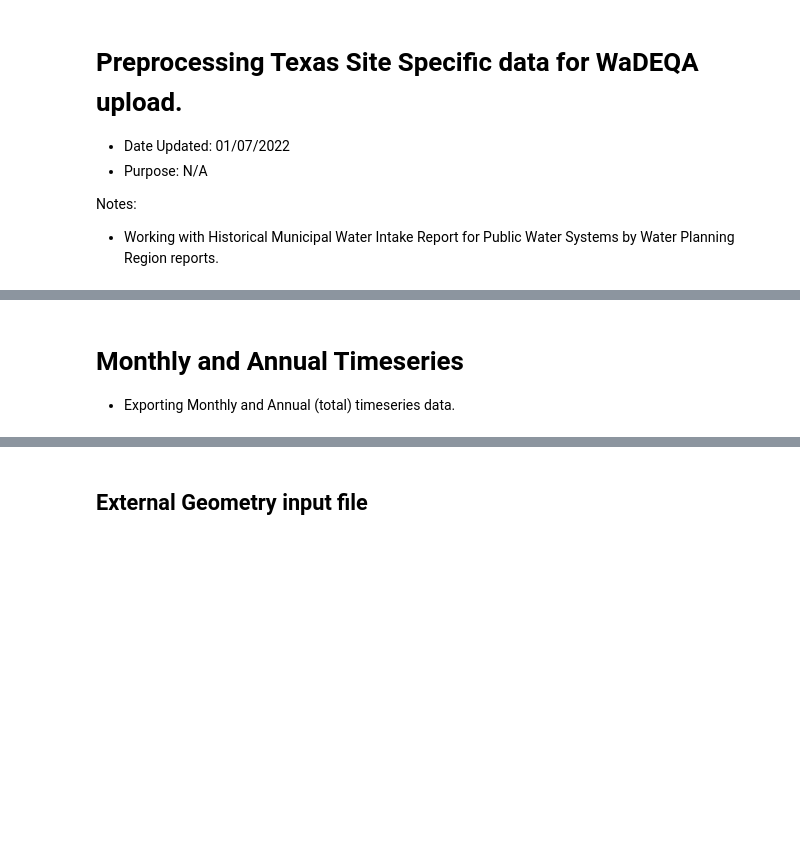
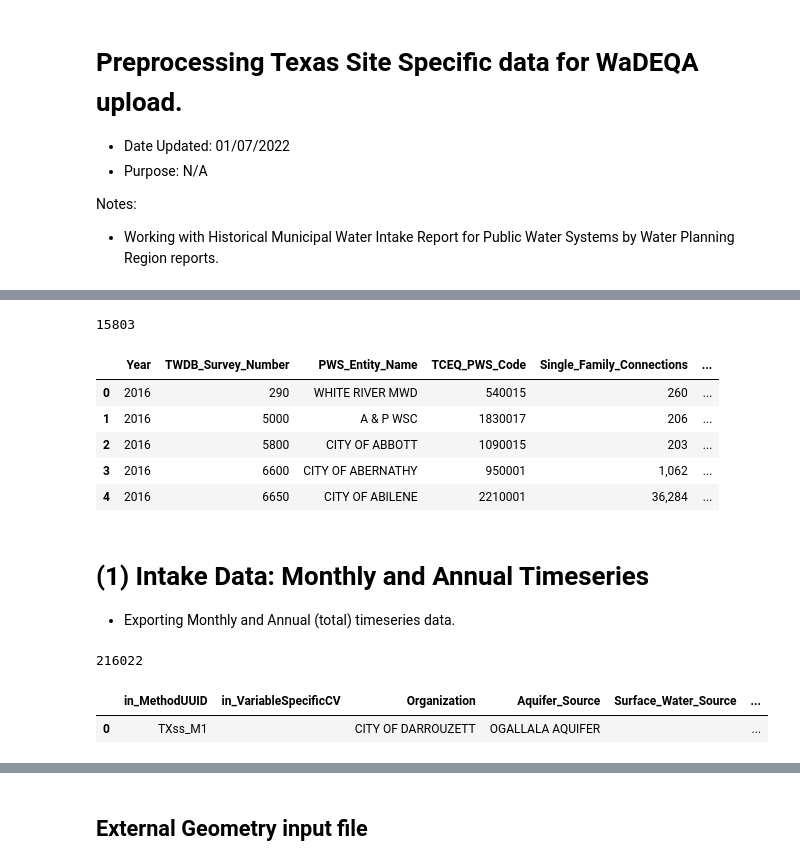
Before and after one commit to WSWCWaterDataExchange/MappingStatesDataToWaDE2.0, a Jupyter notebook: Texas/SiteSpecificAmounts/0_PreProcessTexasSiteSpecificData.ipynb, the cells around one changed output, grey strips where cells are left out. Drawn from its saved outputs; the diff is of its cells as text; code cells hidden in the pictures; blank space fills up the shorter version.

```diff
--- a/Texas/SiteSpecificAmounts/0_PreProcessTexasSiteSpecificData.ipynb
+++ b/Texas/SiteSpecificAmounts/0_PreProcessTexasSiteSpecificData.ipynb
@@ -132,0 +176,6 @@ print(len(df_HM))
+# %%
+# 2) PWS Water Use 2017
+fileInput = "PWS_Categorical_Connections_and_Volumes_2017.csv"
+dfpws_17 = pd.read_csv(fileInput).replace(np.nan, "")
+dfpws_17['sourceFile'] = 'pws2017'
+print(len(dfpws_17))
@@ -132,0 +184,6 @@ print(len(df_HM))
+# %%
+# 3) PWS Water Use 2018
+fileInput = "PWS_Categorical_Connections_and_Volumes_2018.csv"
+dfpws_18 = pd.read_csv(fileInput).replace(np.nan, "")
+dfpws_18['sourceFile'] = 'pws2018'
+print(len(dfpws_18))
@@ -132,0 +192,6 @@ print(len(df_HM))
+# %%
+# 4) PWS Water Use 2019
+fileInput = "PWS_Categorical_Connections_and_Volumes_2019.csv"
+dfpws_19 = pd.read_csv(fileInput).replace(np.nan, "")
+dfpws_19['sourceFile'] = 'pws2019'
+print(len(dfpws_19))
@@ -132,0 +200,5 @@ print(len(df_HM))
+# %%
+# Concatenate PWS Water Use Data Together
+frames = [dfpws_16, dfpws_17, dfpws_18, dfpws_19]
+df_PWU = pd.concat(frames).reset_index(drop=True)
+print(len(df_PWU))
@@ -156,9 +252,29 @@ df['Lat'].unique()
+# %%
+# Left Join PWS Water Use to Bridge table via 'TWDB_Survey_Number' = 'surveyNo'.
+# Left Join Shapefile Export via 'pwsCode2' = 'PWSId'.
+
+df2 = pd.merge(df_PWU, df_bridge, left_on='TWDB_Survey_Number', right_on='surveyNo', how='left')
+df2 = pd.merge(df2, df_PWS, left_on='pwsCode2', right_on='PWSId', how='left')
+
+print(len(df2))
+df2.head()
+# %% [output]
+15803
+|  | Year | TWDB_Survey_Number | PWS_Entity_Name | TCEQ_PWS_Code | Single_Family_Connections | ... |
+| 0 | 2016 | 290 | WHITE RIVER MWD | 540015 | 260 | ... |
+| 1 | 2016 | 5000 | A & P WSC | 1830017 | 206 | ... |
+| 2 | 2016 | 5800 | CITY OF ABBOTT | 1090015 | 203 | ... |
+| 3 | 2016 | 6600 | CITY OF ABERNATHY | 950001 | 1,062 | ... |
+| 4 | 2016 | 6650 | CITY OF ABILENE | 2210001 | 36,284 | ... |
 # %% [markdown]
-# Monthly and Annual Timeseries
+# (1) Intake Data: Monthly and Annual Timeseries
 - Exporting Monthly and Annual (total) timeseries data.
 # %%
 # Create temporary main dataframe
 df_temp = pd.DataFrame(index=df.index)
+
+# Method Info
+df_temp['in_MethodUUID'] = "TXss_M1"
 
 # Variable Info
 df_temp['in_VariableSpecificCV'] = "" # Timeseries specific.
@@ -180,6 +296,7 @@ df_temp['in_SiteNativeID'] = df['PWSId']
 
 # Site Variable Amount Info
 df_temp['in_Amount'] = "" # Timeseries specific.
+df_temp['in_BeneficialUseCategory'] = "Municipal"
 df_temp['in_CommunityWaterSupplySystem'] =  df['pwsName_y']
 df_temp['in_PopulationServed'] =  df['Population_Served']
 df_temp['in_ReportYearCV'] =  df['Year']
@@ -188,6 +305,10 @@ df_temp['in_TimeframeEnd'] = "" # Timeseries specific.
 
 print(len(df_temp))
 df_temp.head(1)
+# %% [output]
+216022
+|  | in_MethodUUID | in_VariableSpecificCV | Organization | Aquifer_Source | Surface_Water_Source | ... |
+| 0 | TXss_M1 |  | CITY OF DARROUZETT | OGALLALA AQUIFER |  | ... |
 # %%
 # 1) Monthly Jan
 df_Jan = df_temp.copy()
```
Also changed, not shown: parts of 73 cells of this notebook, 32 other files.
